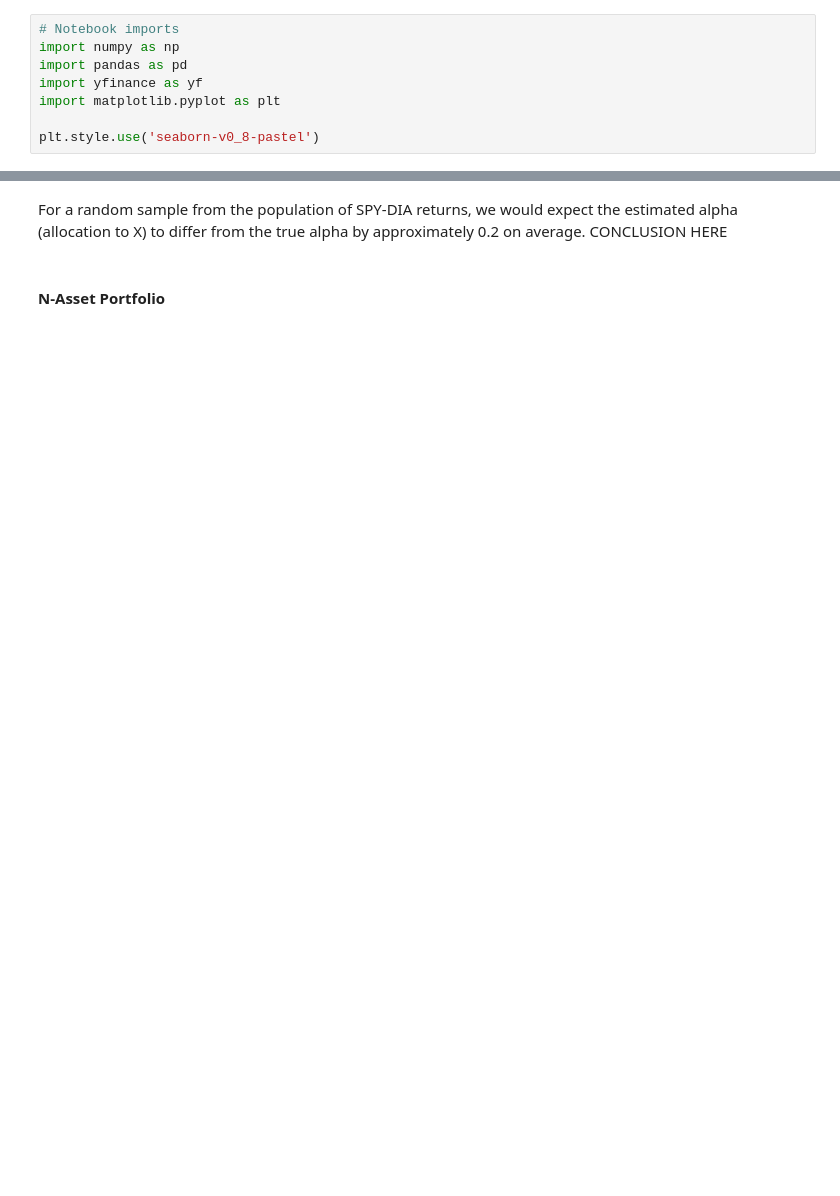
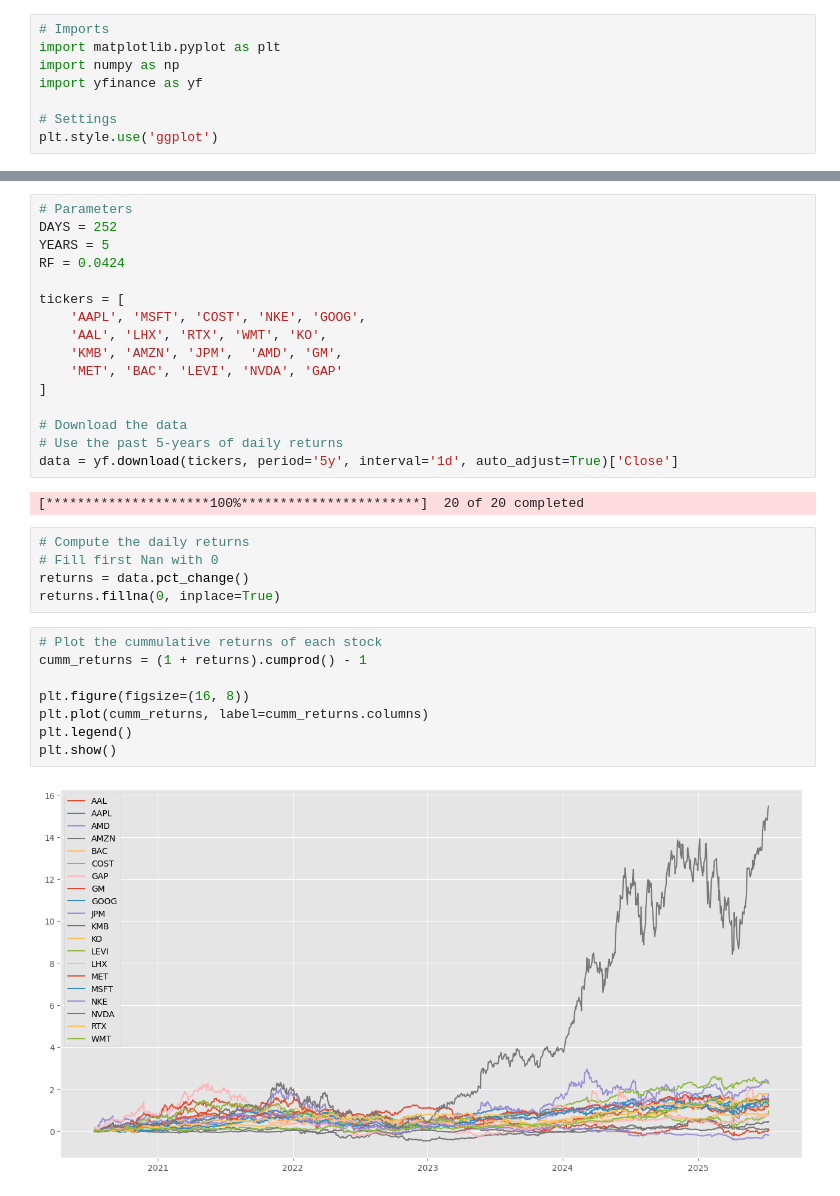
Before and after one commit to tzabcoder/QuantitativeFinance, a Jupyter notebook: Optimization/portfolio_optimization.ipynb, the cells around one changed output, grey strips where cells are left out. Saved outputs shown, nothing was run; the diff lists cells and outputs as text; blank space fills up the shorter version.

```diff
--- a/Optimization/portfolio_optimization.ipynb
+++ b/Optimization/portfolio_optimization.ipynb
@@ -4,8 +3,8 @@ This notebook demonstrates portfolio optimization techniques and estimator varia
 # %%
-# Notebook imports
+# Imports
+import matplotlib.pyplot as plt
 import numpy as np
-import pandas as pd
 import yfinance as yf
-import matplotlib.pyplot as plt
 
-plt.style.use('seaborn-v0_8-pastel')
+# Settings
+plt.style.use('ggplot')
@@ -129,4 +11,33 @@ plt.show()
-# %% [markdown]
-For a random sample from the population of SPY-DIA returns, we would expect the estimated alpha (allocation to X) to differ from the true alpha by approximately 0.2 on average. CONCLUSION HERE
-# %% [markdown]
-#### N-Asset Portfolio
+# %%
+# Parameters
+DAYS = 252
+YEARS = 5
+RF = 0.0424
+
+tickers = [
+    'AAPL', 'MSFT', 'COST', 'NKE', 'GOOG',
+    'AAL', 'LHX', 'RTX', 'WMT', 'KO',
+    'KMB', 'AMZN', 'JPM',  'AMD', 'GM',
+    'MET', 'BAC', 'LEVI', 'NVDA', 'GAP'
+]
+
+# Download the data
+# Use the past 5-years of daily returns
+data = yf.download(tickers, period='5y', interval='1d', auto_adjust=True)['Close']
+# %% [output]
+[*********************100%***********************]  20 of 20 completed
+# %%
+# Compute the daily returns
+# Fill first Nan with 0
+returns = data.pct_change()
+returns.fillna(0, inplace=True)
+# %%
+# Plot the cummulative returns of each stock
+cumm_returns = (1 + returns).cumprod() - 1
+
+plt.figure(figsize=(16, 8))
+plt.plot(cumm_returns, label=cumm_returns.columns)
+plt.legend()
+plt.show()
+# %% [output]
+[figure, added]
```
Also changed, not shown: parts of 11 cells of this notebook, 1 other file.
